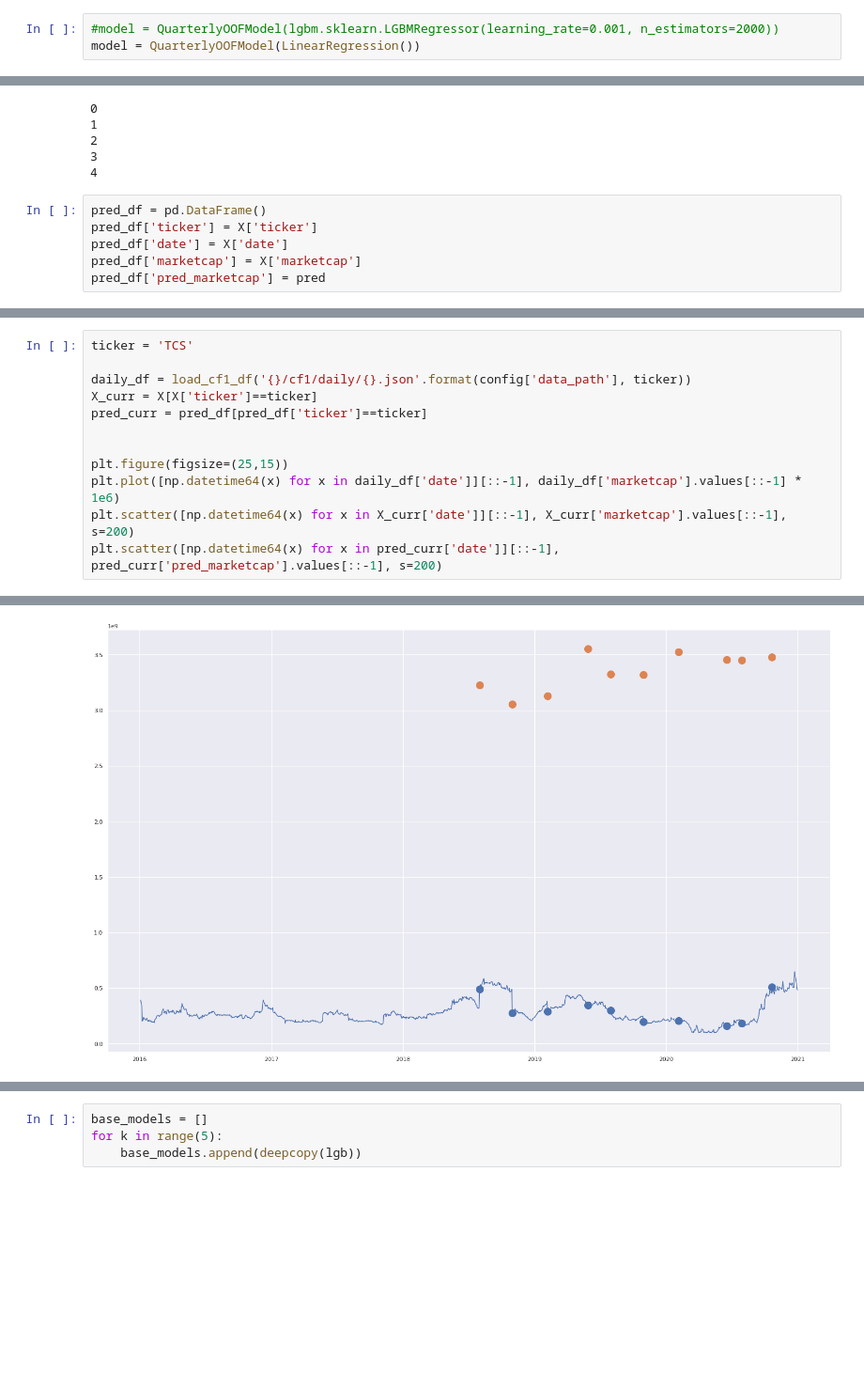
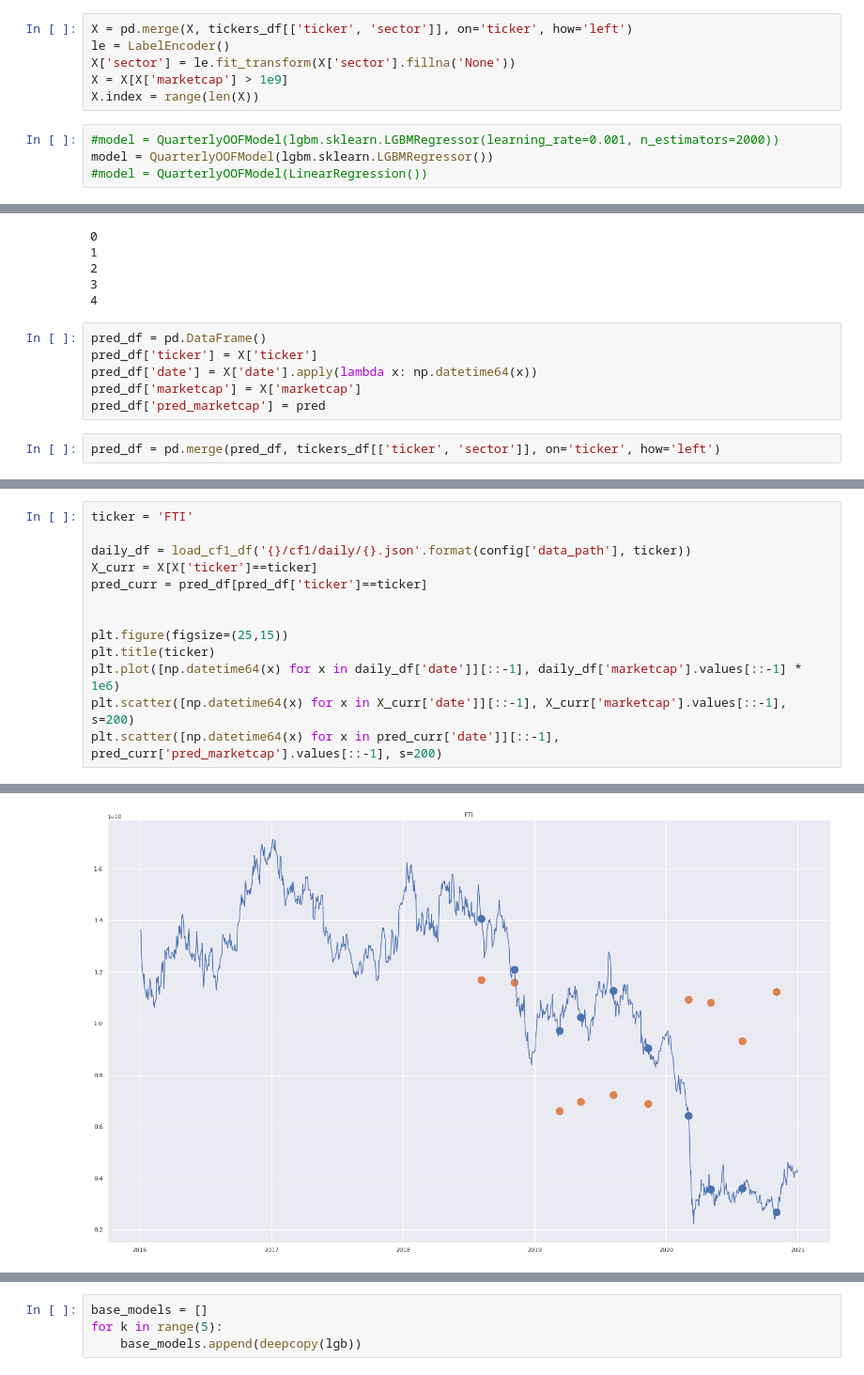
Before and after one commit to fartuk/ml_investment, a Jupyter notebook: dev.ipynb, the cells around one changed output, grey strips where cells are left out. Shown at 94% size. Drawn from its saved outputs; the diff is of its cells as text; blank space fills up the shorter version.

Commit message:
mvp quartal cap model

```diff
--- a/dev.ipynb
+++ b/dev.ipynb
@@ -89,6 +94,13 @@ X = X.fillna(0)
+# %%
+X = pd.merge(X, tickers_df[['ticker', 'sector']], on='ticker', how='left')
+le = LabelEncoder()
+X['sector'] = le.fit_transform(X['sector'].fillna('None'))
+X = X[X['marketcap'] > 1e9]
+X.index = range(len(X))
 # %%
 #model = QuarterlyOOFModel(lgbm.sklearn.LGBMRegressor(learning_rate=0.001, n_estimators=2000))
-model = QuarterlyOOFModel(LinearRegression())
+model = QuarterlyOOFModel(lgbm.sklearn.LGBMRegressor())
+#model = QuarterlyOOFModel(LinearRegression())
 # %%
 model.fit(X.drop(['ticker', 'marketcap', 'date'], axis=1),
           X['marketcap'], X['ticker'])
@@ -109,9 +121,11 @@ pred = model.predict(X.drop(['ticker', 'marketcap', 'date'], axis=1), X['ticker'
 # %%
 pred_df = pd.DataFrame()
 pred_df['ticker'] = X['ticker']
-pred_df['date'] = X['date']
+pred_df['date'] = X['date'].apply(lambda x: np.datetime64(x))
 pred_df['marketcap'] = X['marketcap']
 pred_df['pred_marketcap'] = pred
+# %%
+pred_df = pd.merge(pred_df, tickers_df[['ticker', 'sector']], on='ticker', how='left')
 # %%
 pred_df[pred_df['ticker']=='AAPL']
 # %% [output]
@@ -146,15 +291,16 @@ plt.show()
 # %%
-ticker = 'TCS'
+ticker = 'FTI'
 
 daily_df = load_cf1_df('{}/cf1/daily/{}.json'.format(config['data_path'], ticker))
 X_curr = X[X['ticker']==ticker]
 pred_curr = pred_df[pred_df['ticker']==ticker]
 
 
 plt.figure(figsize=(25,15))
+plt.title(ticker)
 plt.plot([np.datetime64(x) for x in daily_df['date']][::-1], daily_df['marketcap'].values[::-1] * 1e6)
 plt.scatter([np.datetime64(x) for x in X_curr['date']][::-1], X_curr['marketcap'].values[::-1], s=200)
 plt.scatter([np.datetime64(x) for x in pred_curr['date']][::-1], pred_curr['pred_marketcap'].values[::-1], s=200)
 # %% [output]
 <matplotlib.collections.PathCollection at 0x...>
-[figure, old version]
+[figure, new version]
```
Also changed, not shown: parts of 31 cells of this notebook, 1 other file.
